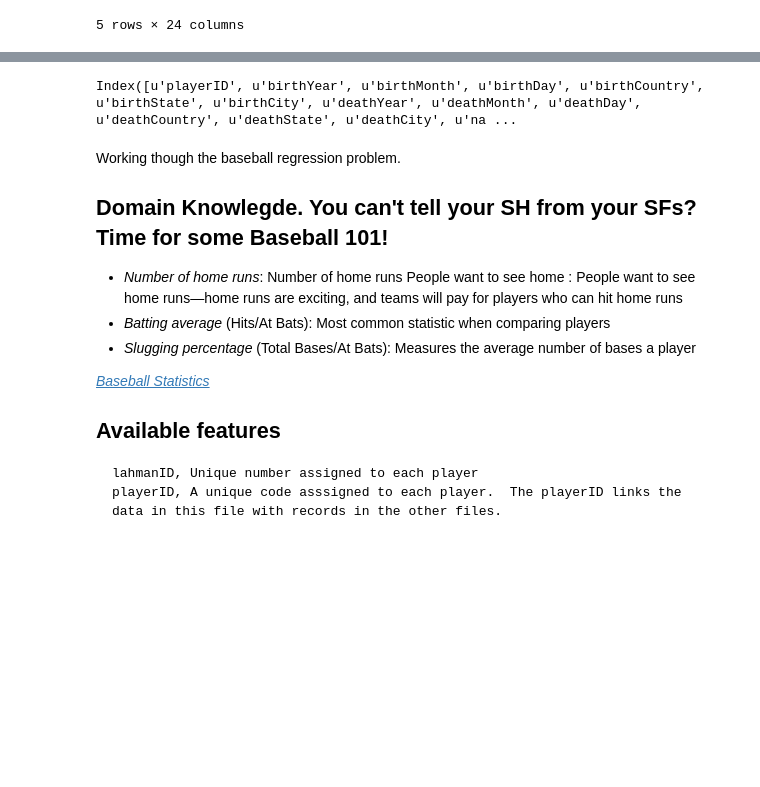
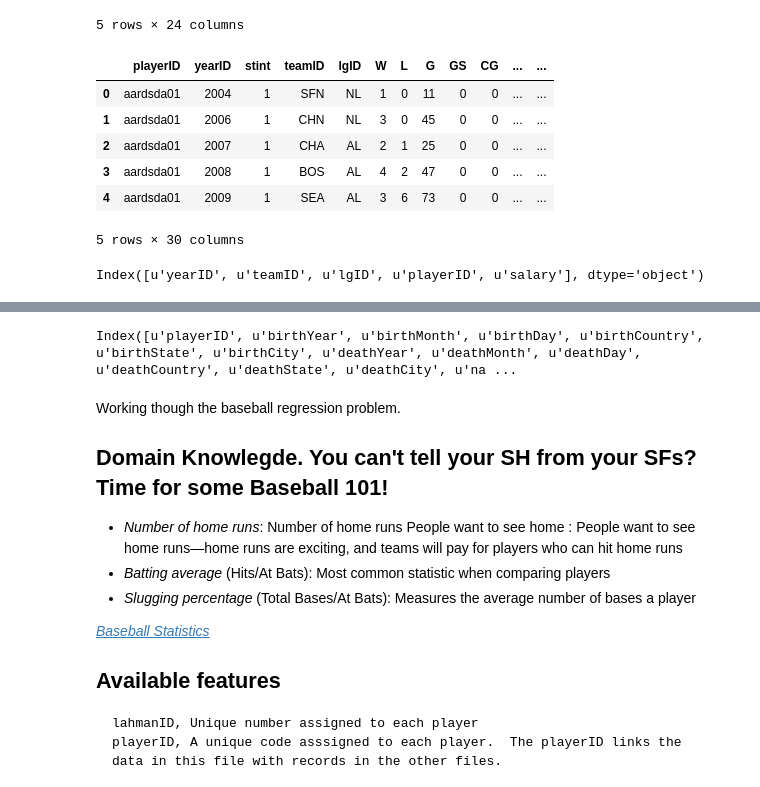
Before and after one commit to vitaminf/DS_HK_3, a Jupyter notebook: notebooks/18 - Data Exploration and Diagnostics.ipynb, the cells around one changed output, grey strips where cells are left out. Cells and saved outputs as stored; diff of their text form; code cells hidden in the pictures; blank space fills up the shorter version.

```diff
--- a/notebooks/18 - Data Exploration and Diagnostics.ipynb
+++ b/notebooks/18 - Data Exploration and Diagnostics.ipynb
@@ -16,6 +16,8 @@ master = pd.read_csv('../data/bs/Master.csv')
 salaries = pd.read_csv('../data/bs/Salaries.csv')
 batting = pd.read_csv('../data/bs/Batting.csv')
 fielding = pd.read_csv('../data/bs/Fielding.csv')
+pitching = pd.read_csv('../data/bs/Pitching.csv')
+
 master.head()
 # %% [output]
 |  | playerID | birthYear | birthMonth | birthDay | birthCountry | birthState | birthCity | deathYear | deathMonth | ... |
@@ -28,4 +30,13 @@ master.head()
 # %%
 # salaries.head()
 # batting.head()
 # fielding.head()
+pitching.head()
+# %% [output]
+|  | playerID | yearID | stint | teamID | lgID | W | L | G | GS | CG | ... | ... |
+| 0 | aardsda01 | 2004 | 1 | SFN | NL | 1 | 0 | 11 | 0 | 0 | ... | ... |
+| 1 | aardsda01 | 2006 | 1 | CHN | NL | 3 | 0 | 45 | 0 | 0 | ... | ... |
+| 2 | aardsda01 | 2007 | 1 | CHA | AL | 2 | 1 | 25 | 0 | 0 | ... | ... |
+| 3 | aardsda01 | 2008 | 1 | BOS | AL | 4 | 2 | 47 | 0 | 0 | ... | ... |
+| 4 | aardsda01 | 2009 | 1 | SEA | AL | 3 | 6 | 73 | 0 | 0 | ... | ... |
+5 rows × 30 columns
@@ -33,0 +43,4 @@ df = pd.merge(master, salaries, on='playerID')
+# %%
+salaries.columns
+# %% [output]
+Index([u'yearID', u'teamID', u'lgID', u'playerID', u'salary'], dtype='object')
```
Also changed, not shown: parts of 14 cells of this notebook, 2 other files.
